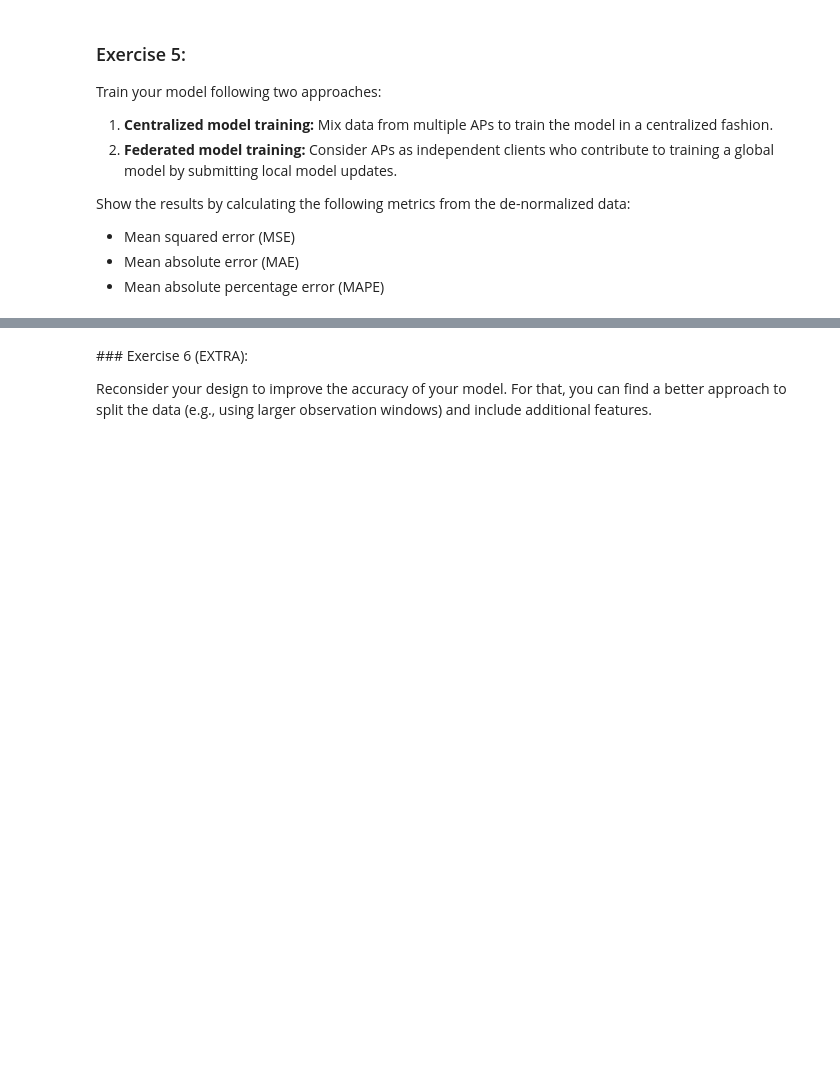
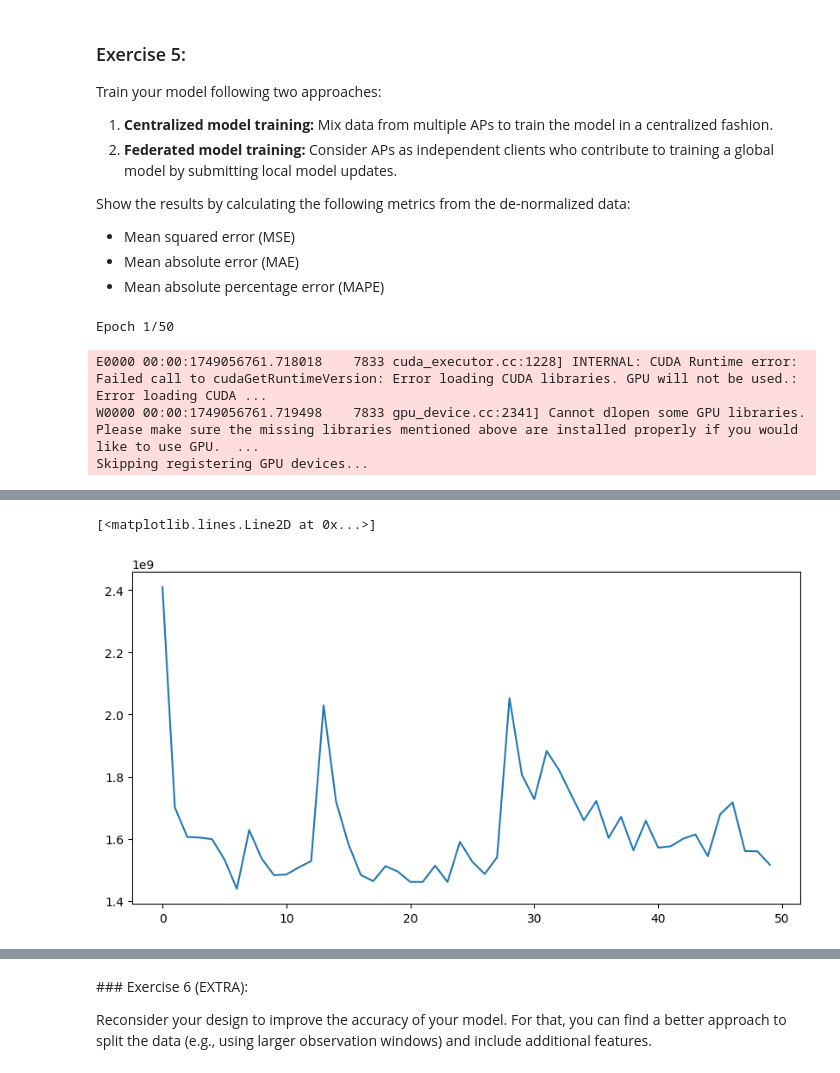
Before and after one commit to jordiestevee/ML4Net-2025, a Jupyter notebook: Lab3/AAX_Lab3.ipynb, the cells around one changed output, grey strips where cells are left out. Cells and saved outputs as stored; diff of their text form; code cells hidden in the pictures; blank space fills up the shorter version.

```diff
--- a/Lab3/AAX_Lab3.ipynb
+++ b/Lab3/AAX_Lab3.ipynb
@@ -329,0 +331,12 @@ Split the time series data into train, test, and validation, based on your crite
+# %%
+# (response to exercise 3)
+
+# We will split the data into training 60%, validation 20%, and test 20% sets.
+
+from sklearn.model_selection import train_test_split
+
+X_train, X_test, y_train, y_test = train_test_split(X, y, test_size=0.4, random_state=42)
+X_val, X_test, y_val, y_test = train_test_split(X_test, y_test, test_size=0.5, random_state=42)
+print("Training set shape:", X_train.shape, y_train.shape)
+print("Validation set shape:", X_val.shape, y_val.shape)
+print("Test set shape:", X_test.shape, y_test.shape)
@@ -334,0 +350,14 @@ Define a model (e.g., GRU, LSTM, CNN, Transformer) able to receive the time seri
+# %%
+# (response to exercise 4)
+
+import tensorflow as tf
+from tensorflow import keras
+from tensorflow.keras import layers, models
+
+def create_lstm_model(input_shape):
+    model = models.Sequential()
+    model.add(layers.LSTM(64, activation='relu', input_shape=input_shape))
+    model.add(layers.Dense(32, activation='relu'))
+    model.add(layers.Dense(1))  # Assuming a single output for regression
+    model.compile(optimizer='adam', loss='mse')
+    return model
@@ -347,0 +388,15 @@ Show the results by calculating the following metrics from the de-normalized dat
+# %%
+# (response to exercise 5)
+
+# Create the model centralized around the LSTM architecture
+model = create_lstm_model((X_train.shape[1], X_train.shape[2]))
+# Train the model
+history = model.fit(X_train, y_train, epochs=50, batch_size=32, validation_data=(X_val, y_val))
+# Evaluate the model
+test_loss = model.evaluate(X_test, y_test)
+print(f"Test Loss: {test_loss:.4f}")
+# %% [output]
+Epoch 1/50
+E0000 00:00:1749056761.718018    7833 cuda_executor.cc:1228] INTERNAL: CUDA Runtime error: Failed call to cudaGetRuntimeVersion: Error loading CUDA libraries. GPU will not be used.: Error loading CUDA ...
+W0000 00:00:1749056761.719498    7833 gpu_device.cc:2341] Cannot dlopen some GPU libraries. Please make sure the missing libraries mentioned above are installed properly if you would like to use GPU.  ...
+Skipping registering GPU devices...
@@ -347,0 +420,2 @@ Show the results by calculating the following metrics from the de-normalized dat
+[<matplotlib.lines.Line2D at 0x...>]
+[figure, added]
```
Also changed, not shown: parts of 12 cells of this notebook, 1 other file.
